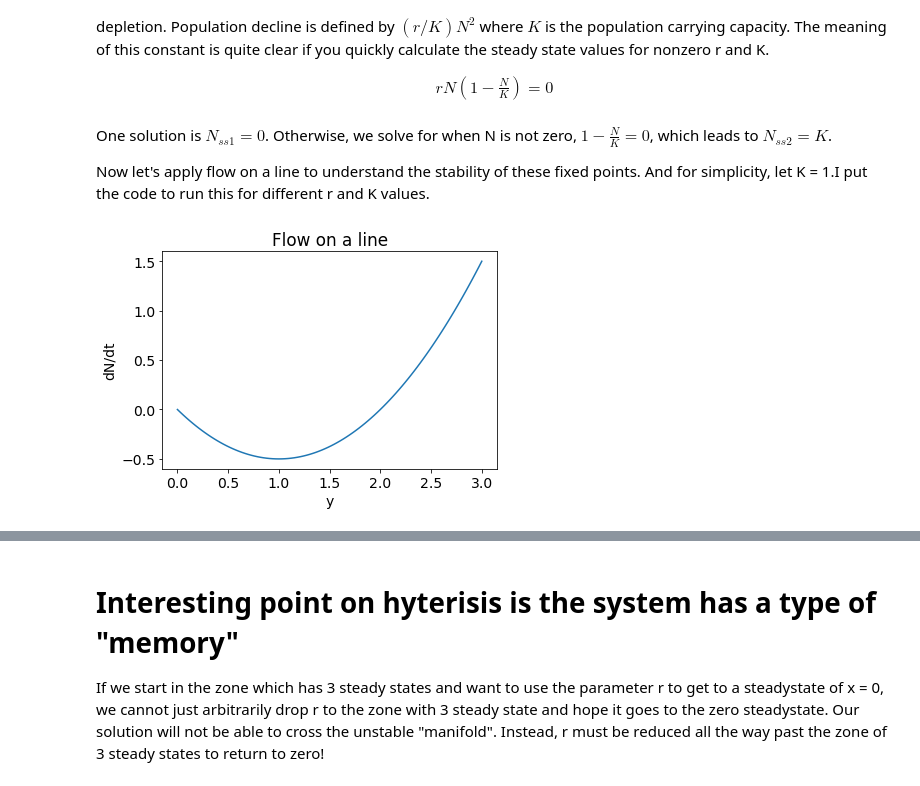
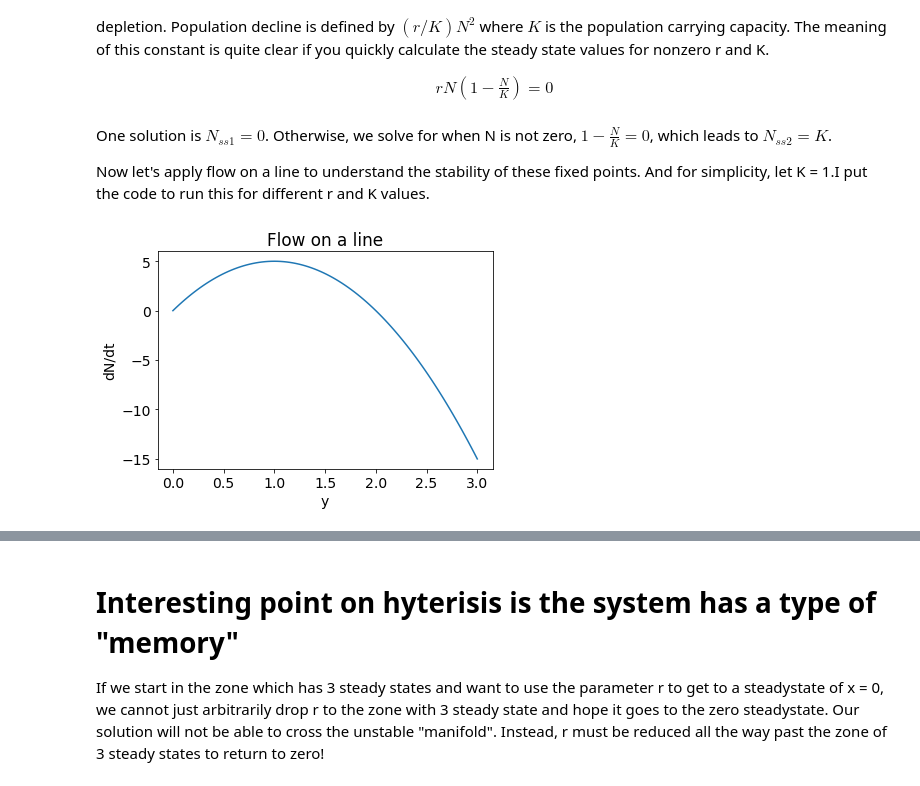
Before and after one commit to mdsnbutler/ChE_2410-Public-Repo, a Jupyter notebook: Lecture Notebooks & Slides/11 Bifurcation Analysis First Order Nonlinear Systems.ipynb, the cells around one changed output, grey strips where cells are left out. Saved outputs shown, nothing was run; the diff lists cells and outputs as text; code cells hidden in the pictures.

```diff
--- a/Lecture Notebooks & Slides/11 Bifurcation Analysis First Order Nonlinear Systems.ipynb
+++ b/Lecture Notebooks & Slides/11 Bifurcation Analysis First Order Nonlinear Systems.ipynb
@@ -55,29 +55,29 @@ Now let's apply flow on a line to understand the stability of these fixed points
 # %%
 # Import the required modules
 import numpy as np
 import math
 import matplotlib.pyplot as plt
 %matplotlib inline
 
 def dNdt(N,r,K):
     dNdt = r*N*(1-N/K)
     return dNdt
 
 
 y_values = np.linspace(0,3,100)
 
 dydt_values = []
 for m in y_values:
-    dydt_values.append(dNdt(m,-1,2))
+    dydt_values.append(dNdt(m,10,2))
 
 # Plot derivative vs y
 plt.rcParams.update({'font.size': 14})  # increase the font size
 plt.xlabel("y")
 plt.ylabel("dN/dt")
 plt.title("Flow on a line")
 plt.plot(y_values,dydt_values);
 # %% [output]
-[figure, old version]
+[figure, new version]
 # %% [markdown]
 Running the above code for multiple r values should convince you that only 2 steadystates exist for all r and these are $N_{ss} = [0,K]$. For r > 0, $N_{ss} = K$ is stable while $N_{ss} = 0$ is unstable.  For r < 0, $N_{ss} = K$ is unstable while $N_{ss} = 0$ is stable. So the number, and in this case, the value of the steady states never change, just their stability.
 
```
Also changed, not shown: 1 other file.
